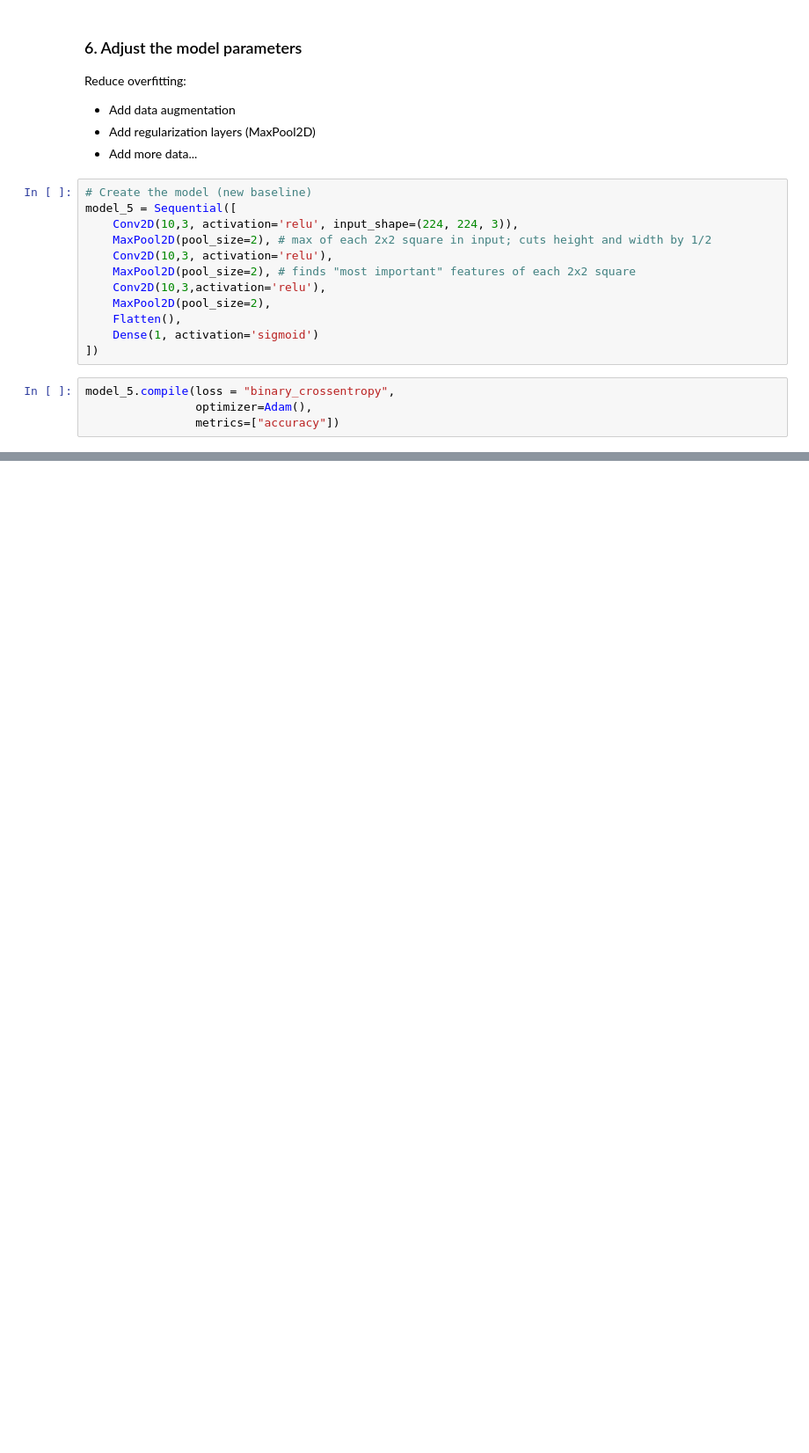
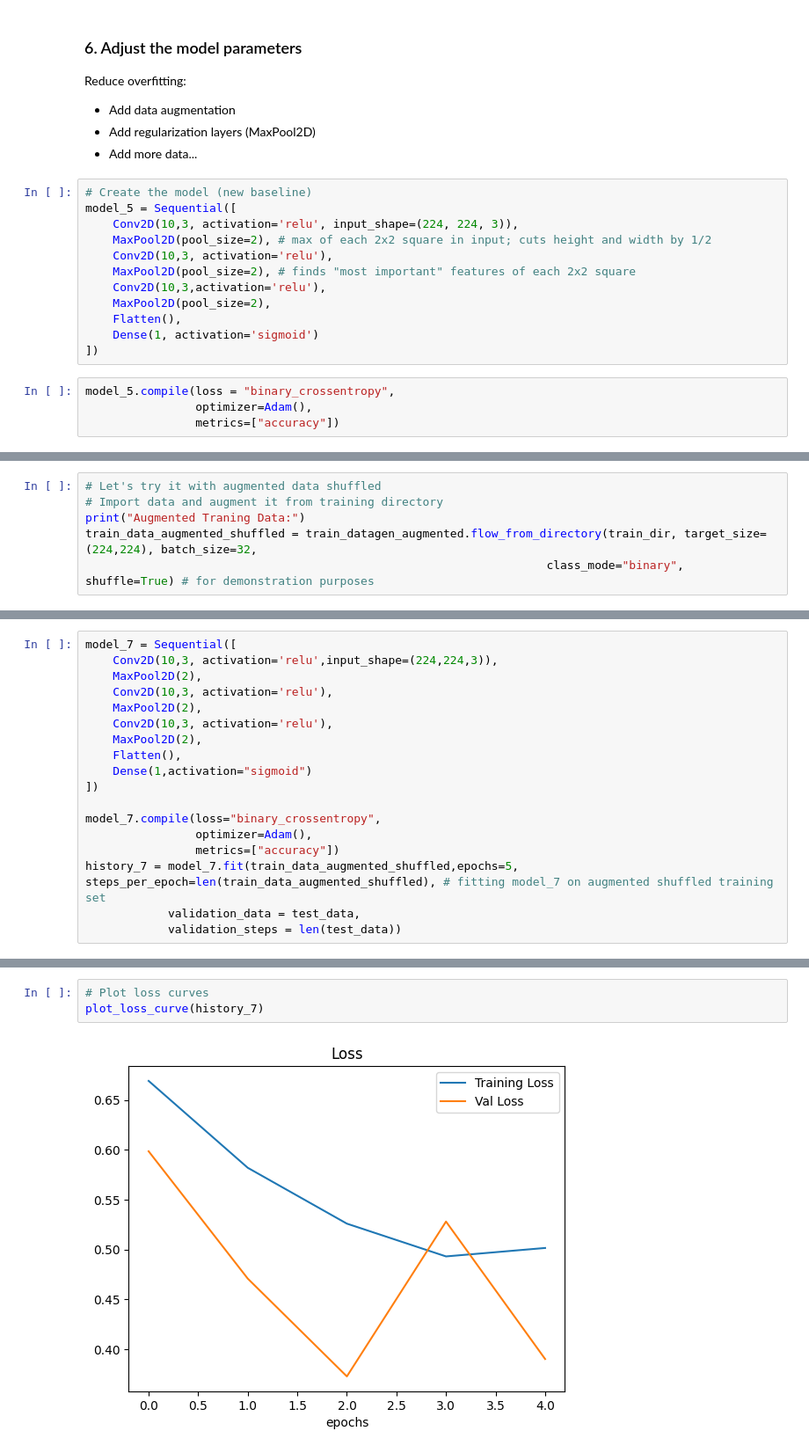
Before and after one commit to czhurdlespeed/TFDevCert, a Jupyter notebook: TFCert_Practice/03_introduction_to_computer_vision_with_TF.ipynb, the cells around one changed output, grey strips where cells are left out. Shown at 88% size. Cells and saved outputs as stored; diff of their text form; blank space fills up the shorter version.

```diff
--- a/TFCert_Practice/03_introduction_to_computer_vision_with_TF.ipynb
+++ b/TFCert_Practice/03_introduction_to_computer_vision_with_TF.ipynb
@@ -661,0 +748,6 @@ _________________________________________________________________
+# %%
+# Let's try it with augmented data shuffled
+# Import data and augment it from training directory
+print("Augmented Traning Data:")
+train_data_augmented_shuffled = train_datagen_augmented.flow_from_directory(train_dir, target_size=(224,224), batch_size=32,
+                                                                   class_mode="binary", shuffle=True) # for demonstration purposes
@@ -661,0 +757,18 @@ _________________________________________________________________
+# %%
+model_7 = Sequential([
+    Conv2D(10,3, activation='relu',input_shape=(224,224,3)),
+    MaxPool2D(2),
+    Conv2D(10,3, activation='relu'),
+    MaxPool2D(2),
+    Conv2D(10,3, activation='relu'),
+    MaxPool2D(2),
+    Flatten(),
+    Dense(1,activation="sigmoid")
+])
+
+model_7.compile(loss="binary_crossentropy",
+                optimizer=Adam(),
+                metrics=["accuracy"])
+history_7 = model_7.fit(train_data_augmented_shuffled,epochs=5, steps_per_epoch=len(train_data_augmented_shuffled), # fitting model_7 on augmented shuffled training set
+            validation_data = test_data,
+            validation_steps = len(test_data))
@@ -661,0 +786,5 @@ _________________________________________________________________
+# %%
+# Plot loss curves
+plot_loss_curve(history_7)
+# %% [output]
+[figure, added]
```
Also changed, not shown: parts of 74 cells of this notebook.
